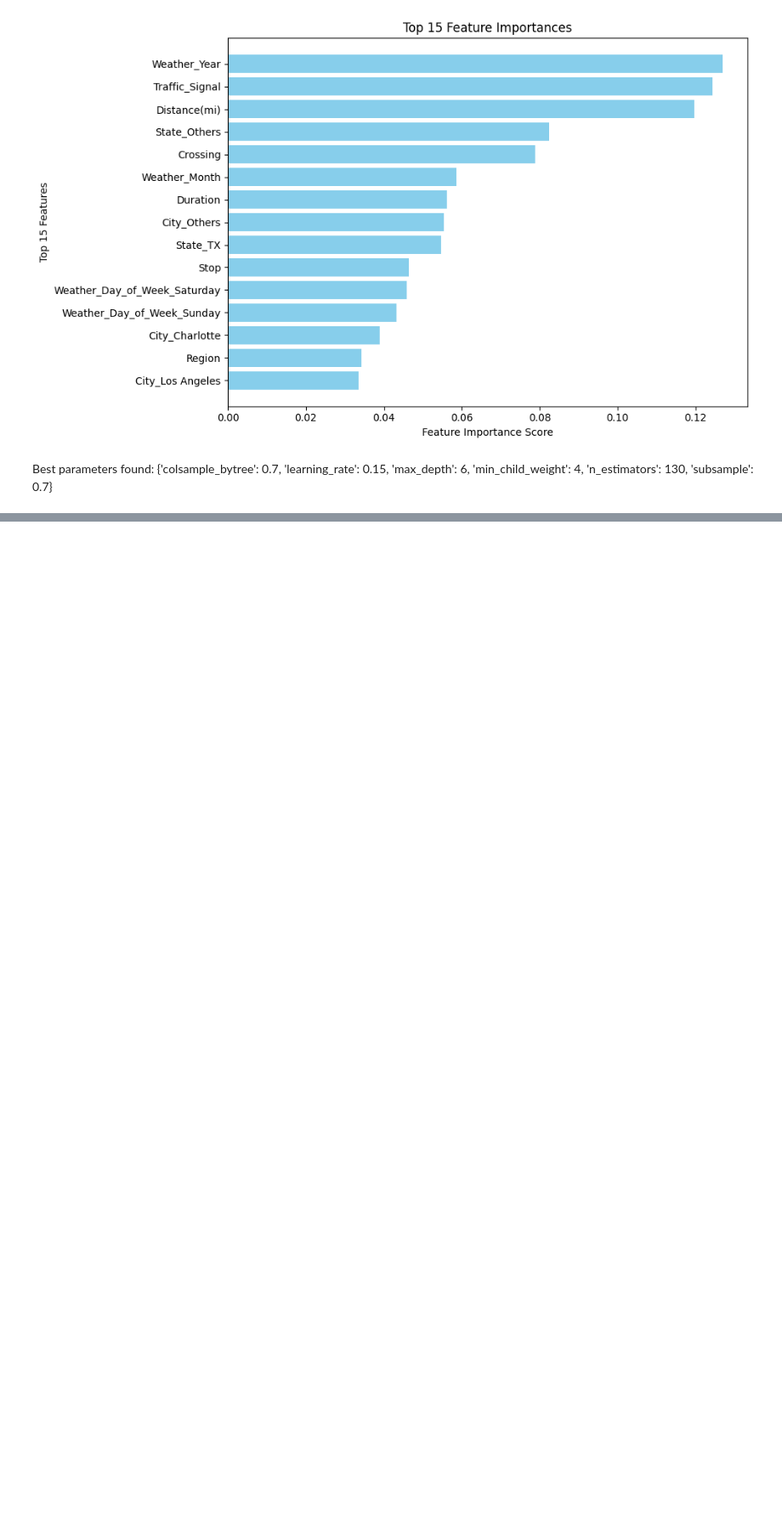
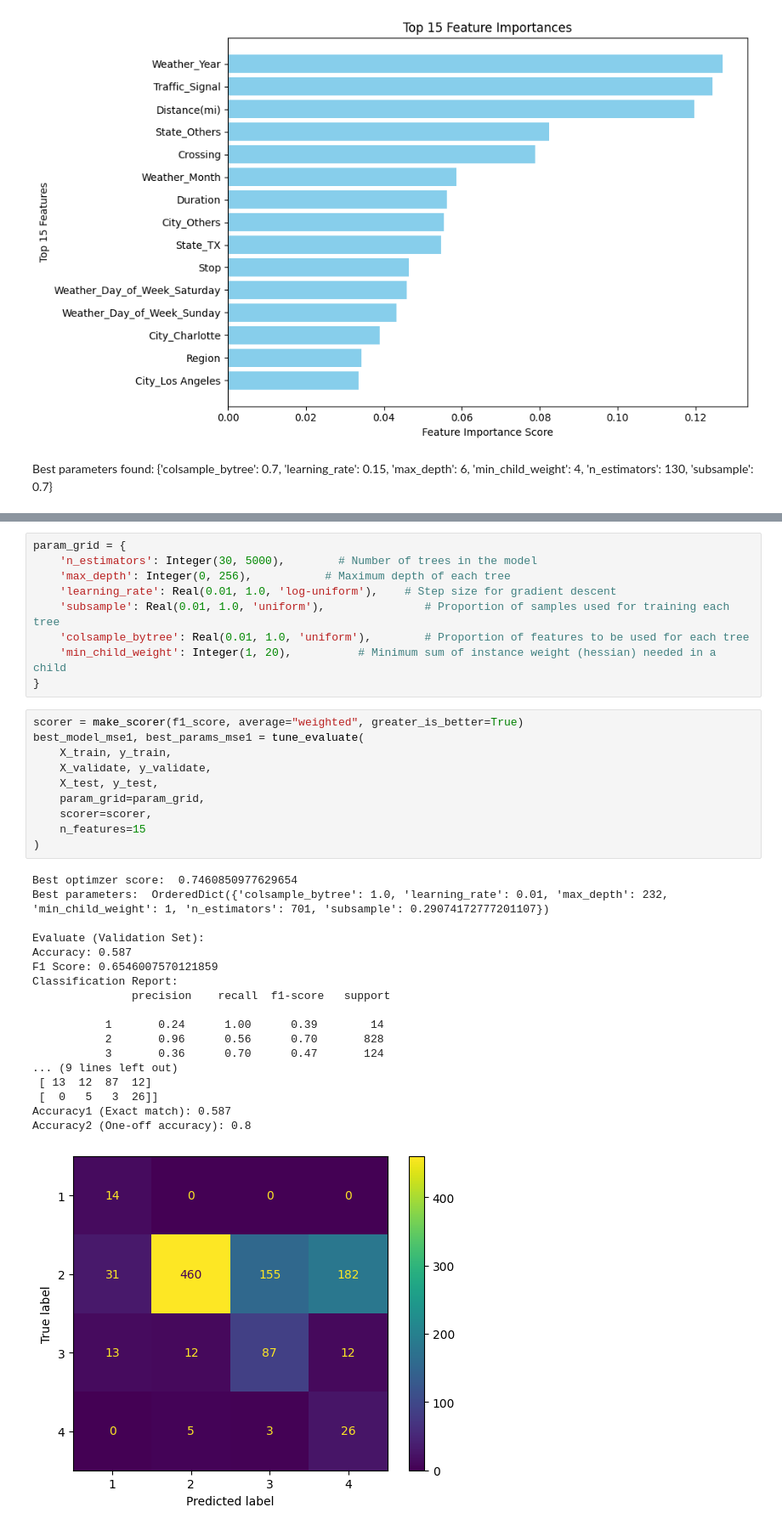
Before and after one commit to win-laeyee/traffic_accident_severity_prediction, a Jupyter notebook: notebooks/models/xgboost_improved.ipynb, the cells around one changed output, grey strips where cells are left out. Shown at 85% size. Cells and saved outputs as stored; diff of their text form; blank space fills up the shorter version.

```diff
--- a/notebooks/models/xgboost_improved.ipynb
+++ b/notebooks/models/xgboost_improved.ipynb
@@ -586,0 +638,38 @@ Best parameters found:  {'colsample_bytree': 0.7, 'learning_rate': 0.15, 'max_de
+# %%
+param_grid = {
+    'n_estimators': Integer(30, 5000),        # Number of trees in the model
+    'max_depth': Integer(0, 256),           # Maximum depth of each tree
+    'learning_rate': Real(0.01, 1.0, 'log-uniform'),    # Step size for gradient descent
+    'subsample': Real(0.01, 1.0, 'uniform'),               # Proportion of samples used for training each tree
+    'colsample_bytree': Real(0.01, 1.0, 'uniform'),        # Proportion of features to be used for each tree
+    'min_child_weight': Integer(1, 20),          # Minimum sum of instance weight (hessian) needed in a child
+}
+# %%
+scorer = make_scorer(f1_score, average="weighted", greater_is_better=True)
+best_model_mse1, best_params_mse1 = tune_evaluate(
+    X_train, y_train,
+    X_validate, y_validate,
+    X_test, y_test,
+    param_grid=param_grid,
+    scorer=scorer,
+    n_features=15
+)
+# %% [output]
+Best optimzer score:  0.7460850977629654
+Best parameters:  OrderedDict({'colsample_bytree': 1.0, 'learning_rate': 0.01, 'max_depth': 232, 'min_child_weight': 1, 'n_estimators': 701, 'subsample': 0.29074172777201107})
+
+Evaluate (Validation Set):
+Accuracy: 0.587
+F1 Score: 0.6546007570121859
+Classification Report:
+               precision    recall  f1-score   support
+
+           1       0.24      1.00      0.39        14
+           2       0.96      0.56      0.70       828
+           3       0.36      0.70      0.47       124
+... (9 lines left out)
+ [ 13  12  87  12]
+ [  0   5   3  26]]
+Accuracy1 (Exact match): 0.587
+Accuracy2 (One-off accuracy): 0.8
+[figure, added]
```
Also changed, not shown: parts of 8 cells of this notebook, 1 other file.
